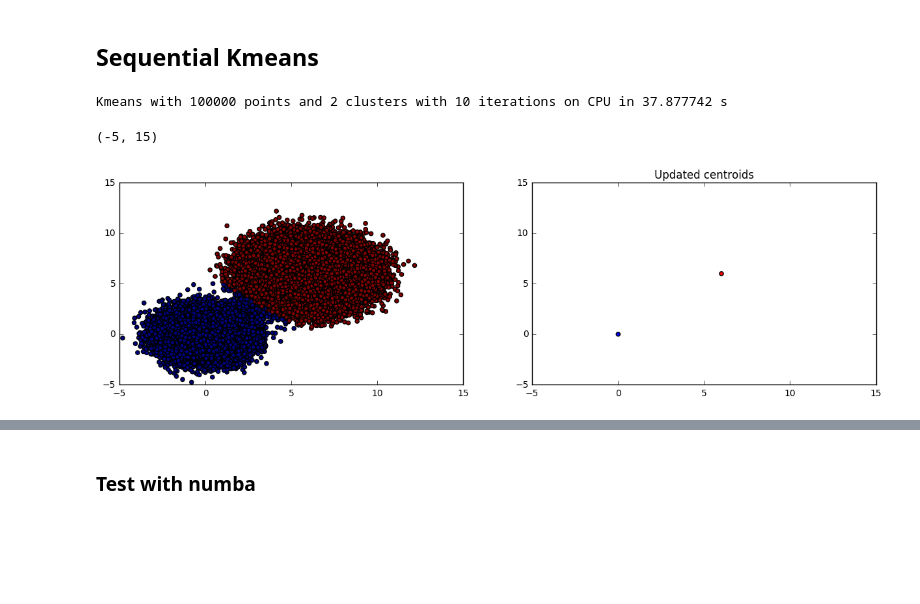
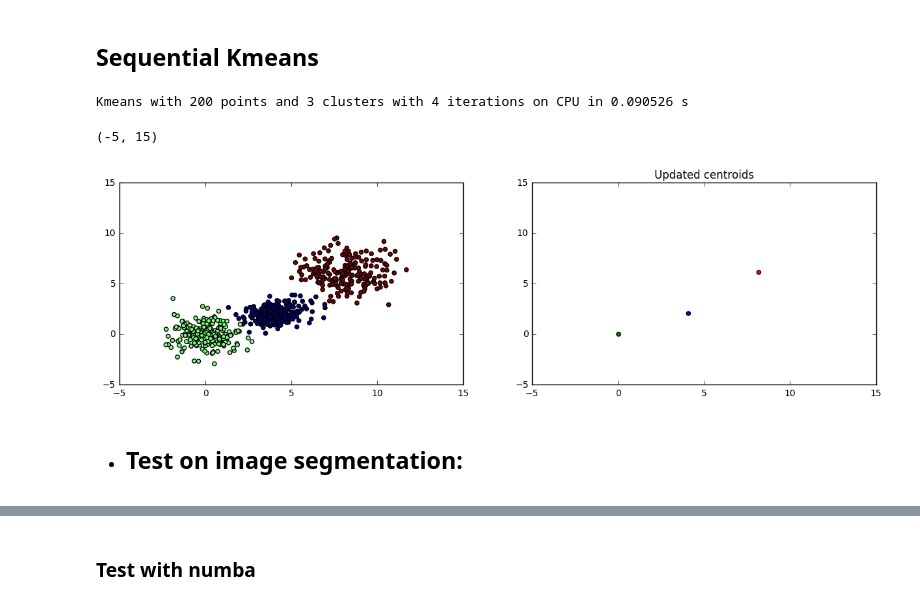
Before and after one commit to dvp-tran/Theano_Kmeans, a Jupyter notebook: notebook/kmeans.ipynb, the cells around one changed output, grey strips where cells are left out. Drawn from its saved outputs; the diff is of its cells as text; code cells hidden in the pictures; blank space fills up the shorter version.

Commit message:
Rajout de l'arret anticipée + image

```diff
--- a/notebook/kmeans.ipynb
+++ b/notebook/kmeans.ipynb
@@ -15,53 +19,60 @@ def generate_mixture(n_points):
     return(X)
+# %%
+X = generate_mixture(50)
+
+centers1 = np.array([X[i, :] for i in random.sample(range(np.shape(X)[0]), 1)])
+centers2 = np.array([X[i, :] for i in random.sample(range(np.shape(X)[0]), 1)])
+centers3 = np.array([X[i, :] for i in random.sample(range(np.shape(X)[0]), 1)])
 # %% [markdown]
 ## Sequential Kmeans
 # %%
-from math import sqrt
-import random
+def kmeans(X, k, max_iter=100, epsilon = 0.01):
+    # Initialize from random points.
+    centers = np.array([X[i, :] for i in random.sample(range(np.shape(X)[0]), k)])
+    cluster = [None] * np.shape(X)[0]
+    old_centers = np.array([X[i, :] for i in random.sample(range(np.shape(X)[0]), k)]) #beware !
+    ''' Beware : a better initialization ?'''
 
-def dist(x1, x2):
-    ''' Distance between two points '''
-    return np.sqrt(sum((x1-x2)**2))
+    n_iter = 1
 
-
-def kmeans(k, X, n_iter=100):
-    # Initialize from random points.
-    centers = [X[i, :] for i in random.sample(range(np.shape(X)[0]), k)]
-    cluster = [None] * np.shape(X)[0]
-
-    for _ in range(n_iter):
+    while (n_iter <= max_iter) & (np.linalg.norm(centers - old_centers) > epsilon):
         for i, x in enumerate(X):
-            cluster[i] = min(range(k), key=lambda j: dist(x, centers[j]))
+            cluster[i] = min(range(k), key=lambda j: np.linalg.norm(np.array(x) - np.array(centers[j])))
 
         for j, c in enumerate(centers):
             members = [x for i, x in enumerate(X) if cluster[i] == j]
+            old_centers = centers.copy()
             centers[j] = np.mean(members, axis = 0) #update the centers from the elements of each cluster
-    return cluster, np.array(centers)
+
+        n_iter += 1
+    return cluster, np.array(centers), n_iter
 # %%
-n_points = 100000
-n_clusters = 2
-n_iter = 10
+n_points = 200
+n_clusters = 3
+max_iter = 20
 
 X = generate_mixture(n_points)
 
 start = timer()
-cluster, centers = kmeans(n_clusters, X, n_iter)
+cluster, centers, n_iter = kmeans(X, n_clusters, max_iter, 0.0001)
 dt = timer() - start
-print("Kmeans with %.0f points and %.0f clusters with %.0f iterations on CPU in %f s" % (n_points, n_clusters, n_iter, dt))
+print("Kmeans with %.0f points and %.0f clusters with %.0f iterations on CPU in %f s" % (n_points, n_clusters, n_iter-1, dt))
 
 plt.figure(figsize=(15.0, 4.0))
 
 plt.subplot(1, 2, 1)
 plt.scatter(X[:, 0], X[:, 1], c = cluster)
 plt.xlim([-5, 15])
 plt.ylim([-5, 15])
 
 plt.subplot(1, 2, 2)
 plt.title('Updated centroids')
-plt.scatter(centers[:, 0], centers[:, 1], c = 'br')
+plt.scatter(centers[:, 0], centers[:, 1], c = 'bgr')
 plt.xlim([-5, 15])
 plt.ylim([-5, 15])
 # %% [output]
-Kmeans with 100000 points and 2 clusters with 10 iterations on CPU in 37.877742 s
+Kmeans with 200 points and 3 clusters with 4 iterations on CPU in 0.090526 s
 (-5, 15)
-[figure, old version]
+[figure, new version]
+# %% [markdown]
+- ## Test on image segmentation:
```
Also changed, not shown: parts of 7 cells of this notebook.
